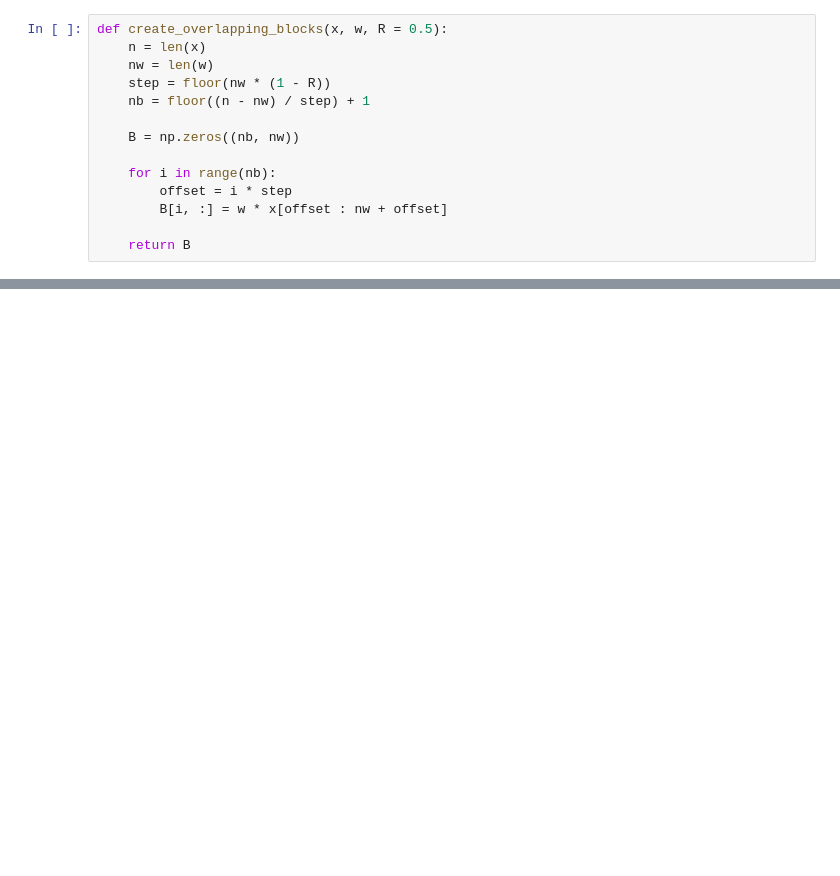
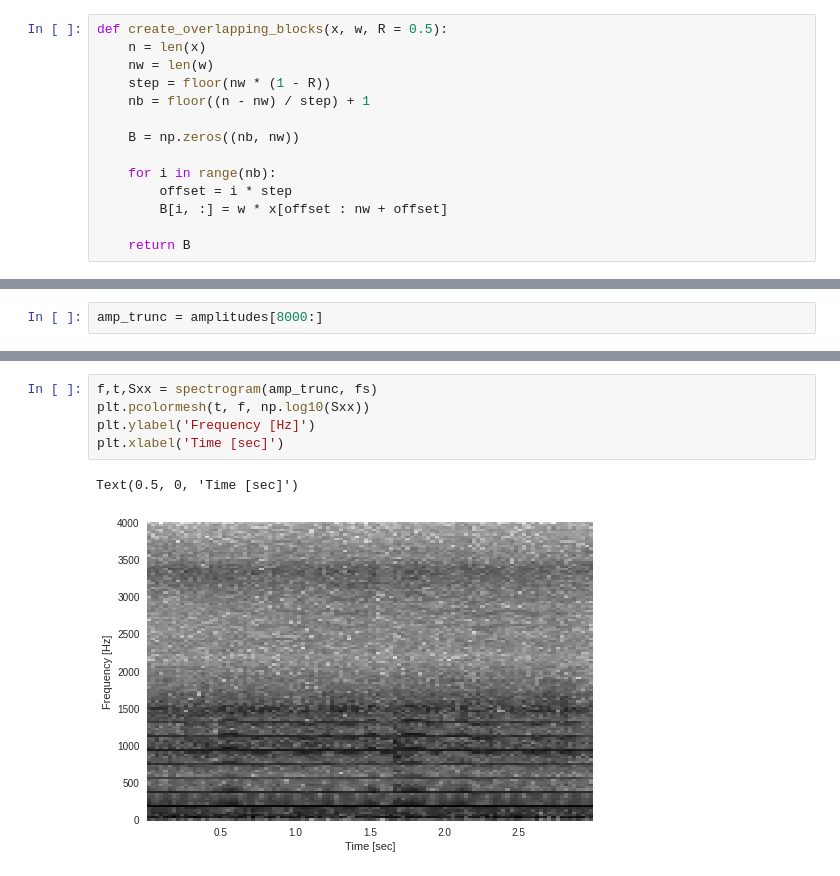
Before and after one commit to GianniCatBug/EL7022-tareas, a Jupyter notebook: tarea-1/pruebas.ipynb, the cells around one changed output, grey strips where cells are left out. Drawn from its saved outputs; the diff is of its cells as text; blank space fills up the shorter version.

```diff
--- a/tarea-1/pruebas.ipynb
+++ b/tarea-1/pruebas.ipynb
@@ -76,0 +91,2 @@ def create_overlapping_blocks(x, w, R = 0.5):
+# %%
+amp_trunc = amplitudes[8000:]
@@ -76,0 +133,8 @@ def create_overlapping_blocks(x, w, R = 0.5):
+# %%
+f,t,Sxx = spectrogram(amp_trunc, fs)
+plt.pcolormesh(t, f, np.log10(Sxx))
+plt.ylabel('Frequency [Hz]')
+plt.xlabel('Time [sec]')
+# %% [output]
+Text(0.5, 0, 'Time [sec]')
+[figure, added]
```
Also changed, not shown: parts of 9 cells of this notebook, 1 other file.
